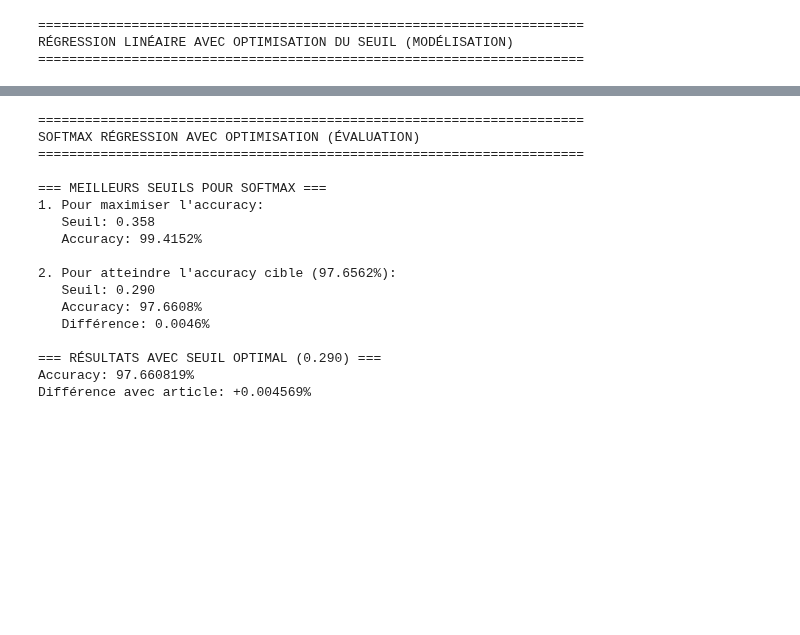
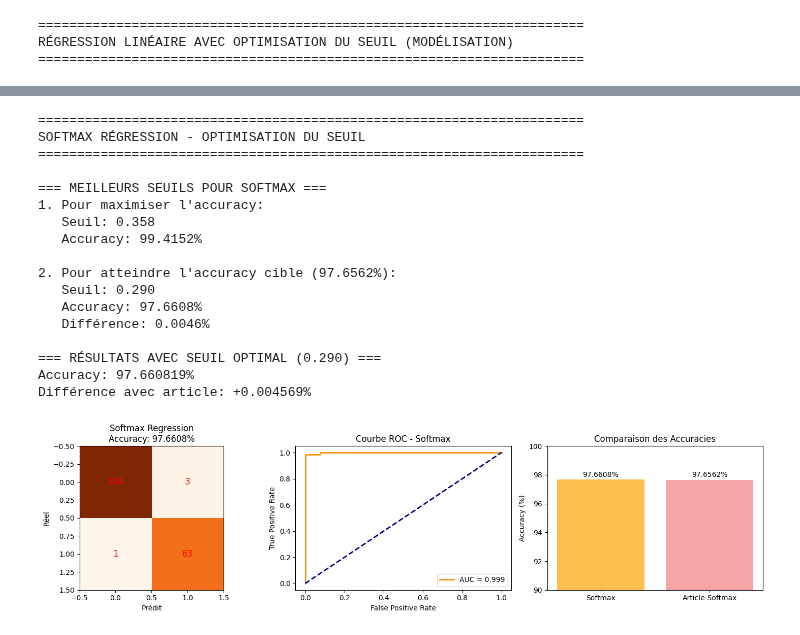
Before and after one commit to yasmineCH03/Breast_Cancer_Detection_ML_Project, a Jupyter notebook: Notebooks/Modeling/DSO1_Tumor_Classification/DSO1_Classification_Regression.ipynb, the cells around one changed output, grey strips where cells are left out. Saved outputs shown, nothing was run; the diff lists cells and outputs as text; code cells hidden in the pictures; blank space fills up the shorter version.

```diff
--- a/Notebooks/Modeling/DSO1_Tumor_Classification/DSO1_Classification_Regression.ipynb
+++ b/Notebooks/Modeling/DSO1_Tumor_Classification/DSO1_Classification_Regression.ipynb
@@ -650,17 +652,13 @@ Test de différentes configurations...
   C=0.1, solver=lbfgs
   Accuracy: 98.2456%
 # %%
-# ==================== 3. SOFTMAX RÉGRESSION OPTIMISÉE : Évaluation ====================
+# ==================== 3. OPTIMISATION DU SEUIL ====================
 print("\n" + "="*70)
-print("SOFTMAX RÉGRESSION AVEC OPTIMISATION (ÉVALUATION)")
+print("SOFTMAX RÉGRESSION - OPTIMISATION DU SEUIL")
 print("="*70)
 
-# Fonction pour trouver le seuil optimal
+# Fonction pour trouver le seuil optimal (nécessaire pour ce notebook)
 def find_optimal_threshold(y_true, y_proba, target_accuracy=None):
-    import numpy as np
-    import pandas as pd
-    from sklearn.metrics import accuracy_score, confusion_matrix
-
     thresholds = np.arange(0.0, 1.001, 0.001)
     results = []
 
@@ -681,7 +679,7 @@ def find_optimal_threshold(y_true, y_proba, target_accuracy=None):
 
         results.append([t, acc, sensitivity, specificity, median_metric])
 
-        # 1️⃣ — Meilleur accuracy pur
+        # 1️ — Meilleur accuracy pur
         if acc > best_accuracy:
             best_accuracy = acc
             best_acc_row = {
@@ -692,7 +690,7 @@ def find_optimal_threshold(y_true, y_proba, target_accuracy=None):
                 "median_metric": median_metric
             }
 
-        # 2️⃣ — Meilleure sensibilité
+        # 2️ — Meilleure sensibilité
         if best_sens_row is None or sensitivity > best_sens_row["sensitivity"]:
             best_sens_row = {
                 "threshold": t,
@@ -702,7 +700,7 @@ def find_optimal_threshold(y_true, y_proba, target_accuracy=None):
                 "median_metric": median_metric
             }
 
-        # 3️⃣ — Seuil pour atteindre une accuracy cible
+        # 3️ — Seuil pour atteindre une accuracy cible
         if target_accuracy is not None:
             if best_target_row is None or abs(acc - target_accuracy) < abs(best_target_row["accuracy"] - target_accuracy):
                 best_target_row = {
@@ -713,7 +711,7 @@ def find_optimal_threshold(y_true, y_proba, target_accuracy=None):
                     "median_metric": median_metric
                 }
 
-        # 4️⃣ — Meilleure médiane (compromis sensibilité/spécificité)
+        # 4️ — Meilleure médiane (compromis sensibilité/spécificité)
         if best_med_row is None or median_metric > best_med_row["median_metric"]:
             best_med_row = {
                 "threshold": t,
@@ -726,10 +724,10 @@ def find_optimal_threshold(y_true, y_proba, target_accuracy=None):
     results_df = pd.DataFrame(results, columns=["threshold", "accuracy", "sensitivity", "specificity", "median_metric"])
     return results_df, best_acc_row, best_sens_row, best_target_row, best_med_row
 
-# Recherche du seuil optimal pour Softmax
+# Recherche du seuil optimal
 target_accuracy_SM = 0.9765625  # 97.65625%
 results_df_SM, best_acc_SM, best_sens_SM, best_target_SM, best_med_SM = find_optimal_threshold(
-    y_test_SM, y_proba_SM, target_accuracy_SM
+    y_test, y_proba_SM, target_accuracy_SM
 )
 
 print(f"\n=== MEILLEURS SEUILS POUR SOFTMAX ===")
@@ -743,35 +741,80 @@ if best_target_SM is not None:
     print(f"   Accuracy: {best_target_SM['accuracy']*100:.4f}%")
     print(f"   Différence: {abs(best_target_SM['accuracy'] - target_accuracy_SM)*100:.4f}%")
 
 # Application du seuil optimal
 optimal_threshold_SM = best_target_SM['threshold'] if best_target_SM is not None else 0.5
 y_pred_SM_optimal = (y_proba_SM > optimal_threshold_SM).astype(int)
 
 # Métriques finales
-from sklearn.metrics import accuracy_score, confusion_matrix
-
-accuracy_SM_opt = accuracy_score(y_test_SM, y_pred_SM_optimal)
-conf_matrix_SM_opt = confusion_matrix(y_test_SM, y_pred_SM_optimal)
+accuracy_SM_opt = accuracy_score(y_test, y_pred_SM_optimal)
+conf_matrix_SM_opt = confusion_matrix(y_test, y_pred_SM_optimal)
 TN_SM_opt, FP_SM_opt, FN_SM_opt, TP_SM_opt = conf_matrix_SM_opt.ravel()
 
 print(f"\n=== RÉSULTATS AVEC SEUIL OPTIMAL ({optimal_threshold_SM:.3f}) ===")
 print(f"Accuracy: {accuracy_SM_opt*100:.6f}%")
 print(f"Différence avec article: {(accuracy_SM_opt*100 - 97.65625):+.6f}%")
+
+# ==================== 4. VISUALISATION ====================
+fig, axes = plt.subplots(1, 3, figsize=(15, 4))
+
+# Matrice de confusion
+axes[0].imshow(conf_matrix_SM_opt, cmap='Oranges')
+axes[0].set_title(f"Softmax Regression\nAccuracy: {accuracy_SM_opt*100:.4f}%")
+axes[0].set_xlabel('Prédit')
+axes[0].set_ylabel('Réel')
+for i in range(2):
+    for j in range(2):
+        axes[0].text(j, i, conf_matrix_SM_opt[i, j], ha='center', va='center', color='red', fontsize=12)
+
+# Courbe ROC
+y_proba = best_softmax_model.predict_proba(X_test)[:, 1]
+fpr, tpr, _ = roc_curve(y_test, y_proba)
+roc_auc = auc(fpr, tpr)
+
+axes[1].plot(fpr, tpr, color='darkorange', lw=2, label=f'AUC = {roc_auc:.3f}')
+axes[1].plot([0, 1], [0, 1], color='navy', lw=2, linestyle='--')
+axes[1].set_xlabel('False Positive Rate')
+axes[1].set_ylabel('True Positive Rate')
+axes[1].set_title('Courbe ROC - Softmax')
+axes[1].legend(loc="lower right")
+
+# Comparaison des accuracies
+models = ['Softmax', 'Article-Softmax']
+acc_values = [accuracy_SM_opt*100, 97.65625]
+colors = ['orange', 'lightcoral']
+
+axes[2].bar(models, acc_values, color=colors, alpha=0.7)
+axes[2].set_title('Comparaison des Accuracies')
+axes[2].set_ylabel('Accuracy (%)')
+axes[2].set_ylim(90, 100)
+for i, v in enumerate(acc_values):
+    axes[2].text(i, v + 0.2, f"{v:.4f}%", ha='center')
+
+plt.tight_layout()
+plt.show()
+
+# ==================== 5. RÉSUMÉ FINAL ====================
+print("\n" + "="*60)
+print("RÉSUMÉ FINAL - SOFTMAX RÉGRESSION")
+print("="*60)
+print(f"\nSOFTMAX RÉGRESSION OPTIMISÉE: {accuracy_SM_opt*100:.6f}% (article: 97.65625%)")
+print(f"AMÉLIORATION: {accuracy_SM_opt*100 - 97.65625:+.6f}%")
 # %% [output]
 ======================================================================
-SOFTMAX RÉGRESSION AVEC OPTIMISATION (ÉVALUATION)
+SOFTMAX RÉGRESSION - OPTIMISATION DU SEUIL
 ======================================================================
 
 === MEILLEURS SEUILS POUR SOFTMAX ===
 1. Pour maximiser l'accuracy:
    Seuil: 0.358
    Accuracy: 99.4152%
 
 2. Pour atteindre l'accuracy cible (97.6562%):
    Seuil: 0.290
    Accuracy: 97.6608%
    Différence: 0.0046%
 
 === RÉSULTATS AVEC SEUIL OPTIMAL (0.290) ===
 Accuracy: 97.660819%
 Différence avec article: +0.004569%
+[figure, added]
```
Also changed, not shown: parts of 8 cells of this notebook, 4 other files.
